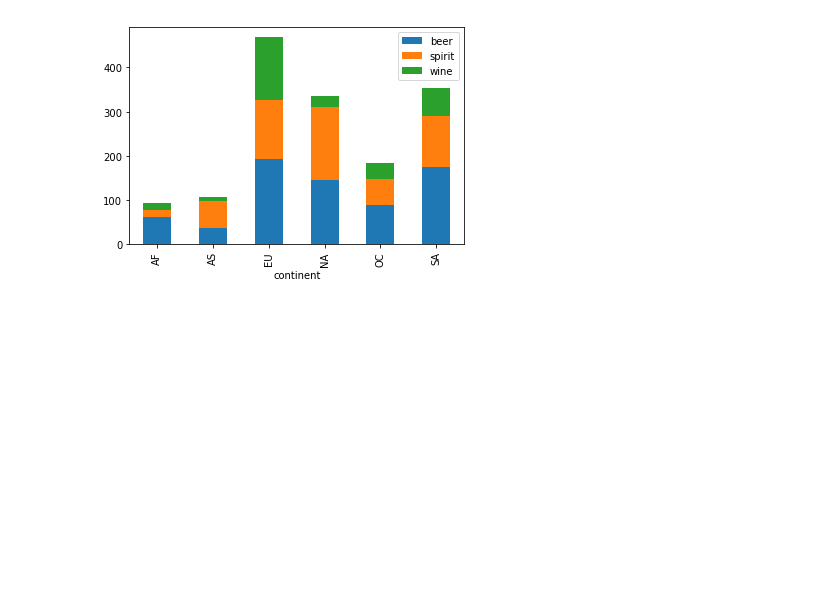
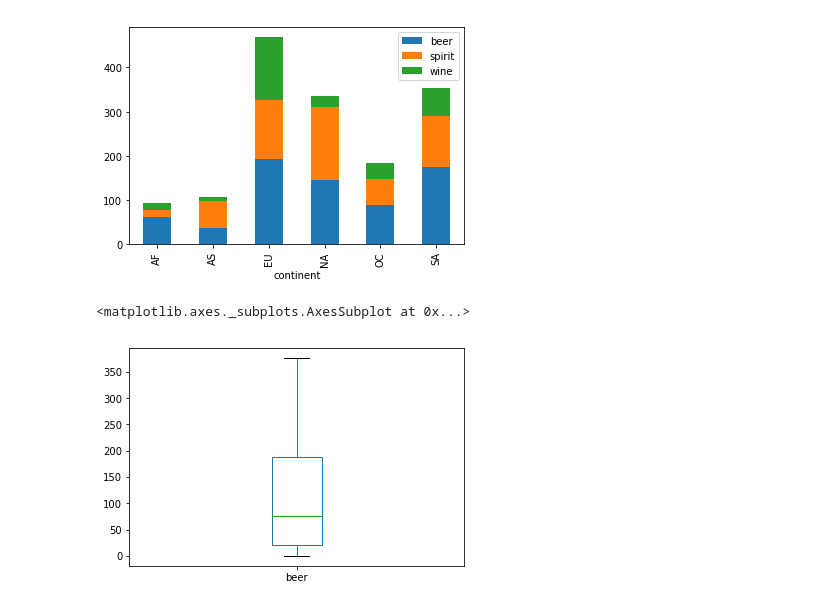
Before and after one commit to kthotav/Data-Science-with-Python, a Jupyter notebook: labs/05.1_pandas_and_visualization.ipynb, the cells around one changed output. Cells and saved outputs as stored; diff of their text form; code cells hidden in the pictures; blank space fills up the shorter version.

Commit message:
updated visualizations

```diff
--- a/labs/05.1_pandas_and_visualization.ipynb
+++ b/labs/05.1_pandas_and_visualization.ipynb
@@ -138,0 +137,6 @@ Line Plot: show the numerical value over time
+# %%
+# box plot
+drinks.beer.plot(kind='box')
+# %% [output]
+<matplotlib.axes._subplots.AxesSubplot at 0x...>
+[figure, added]
```
Also changed, not shown: parts of 8 cells of this notebook.
